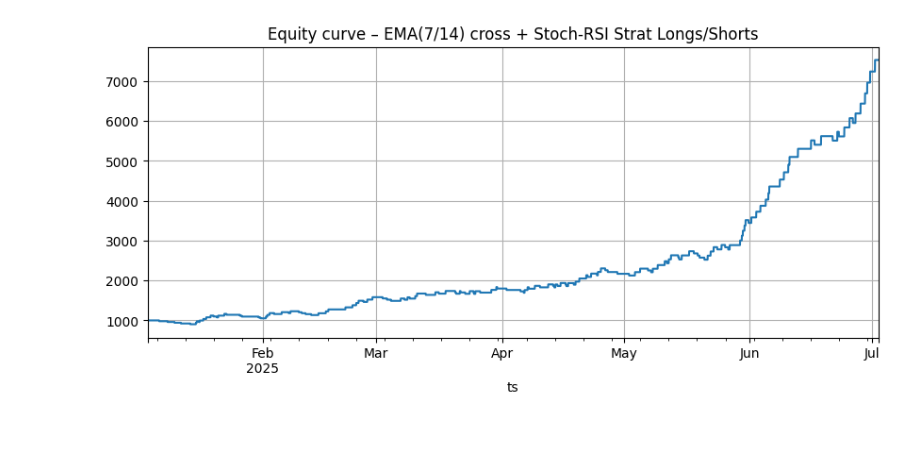
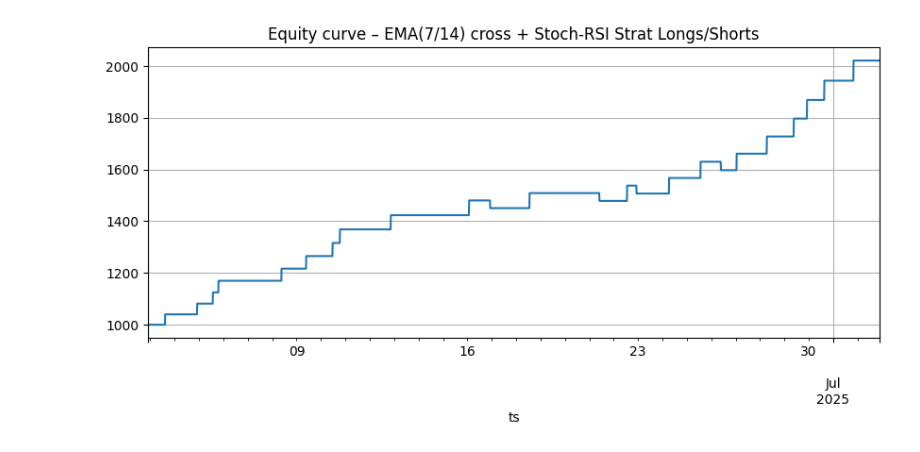
Before and after one commit to jaynwanze/kryptbot, a Jupyter notebook: stock_rsi_rsi_7_cross_14_strat/rsi_stoch_7_ma_cross!4_ma_strat_main_longs_shorts.ipynb, the cells around one changed output. Cells and saved outputs as stored; diff of their text form; code cells hidden in the pictures.

```diff
--- a/stock_rsi_rsi_7_cross_14_strat/rsi_stoch_7_ma_cross!4_ma_strat_main_longs_shorts.ipynb
+++ b/stock_rsi_rsi_7_cross_14_strat/rsi_stoch_7_ma_cross!4_ma_strat_main_longs_shorts.ipynb
@@ -3,7 +3,7 @@
 import ta, ccxt, pandas as pd, numpy as np, matplotlib.pyplot as plt
 
 # ───────────────── CONFIG ───────────────────────────────────────────
-PAIR, TF, LOOKBACK_D = "SOL/USDT", "15m", 180
+PAIR, TF, LOOKBACK_D = "SOL/USDT", "15m", 30
 
 RISK_PCT     = 0.02      # 2 % equity risk
 ATR_MULT_SL  = 2.0       # stop  = 2×ATR14
@@ -191 +191 @@ Final balance: $7,525  |  Max DD: -9.6%
-[figure, old version]
+[figure, new version]
```
Also changed, not shown: parts of 1 cell of this notebook, 5 other files.
